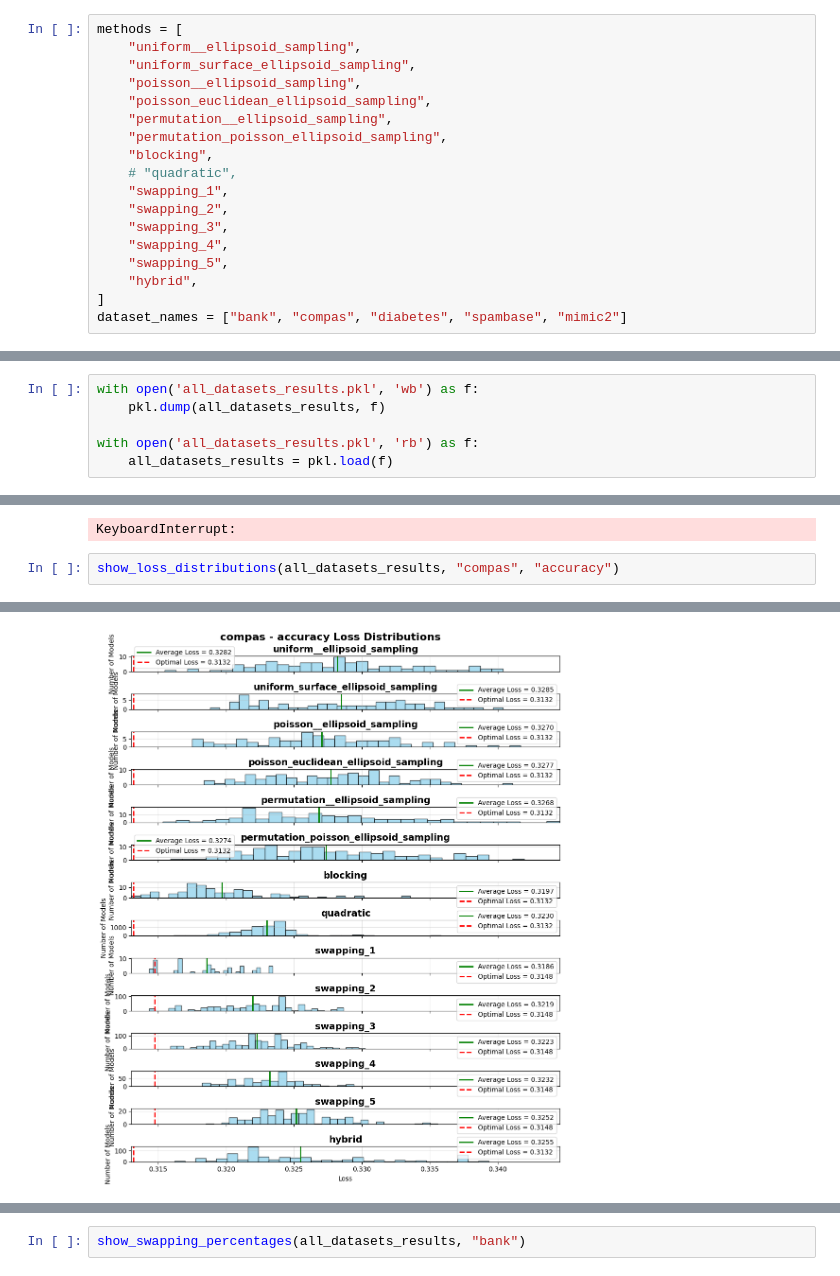
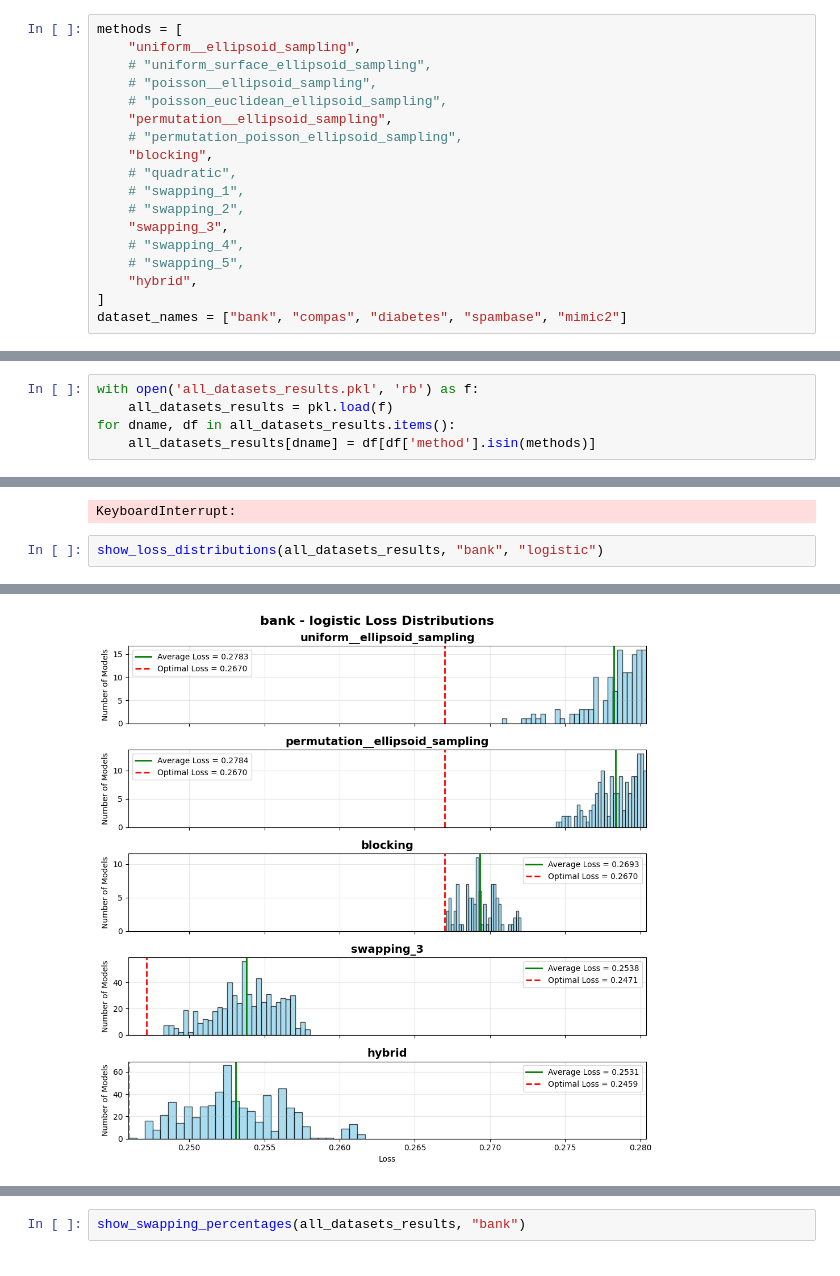
Before and after one commit to chrisli36/gam-rashoman-set, a Jupyter notebook: method_scripts/method_evaluation.ipynb, the cells around one changed output, grey strips where cells are left out. Cells and saved outputs as stored; diff of their text form.

```diff
--- a/method_scripts/method_evaluation.ipynb
+++ b/method_scripts/method_evaluation.ipynb
@@ -112,18 +20,18 @@ def populate_all_datasets_results(all_datasets_results, limit=25, n_samples=500)
 # %%
 methods = [
     "uniform__ellipsoid_sampling",
-    "uniform_surface_ellipsoid_sampling",
-    "poisson__ellipsoid_sampling",
-    "poisson_euclidean_ellipsoid_sampling",
+    # "uniform_surface_ellipsoid_sampling",
+    # "poisson__ellipsoid_sampling",
+    # "poisson_euclidean_ellipsoid_sampling",
     "permutation__ellipsoid_sampling",
-    "permutation_poisson_ellipsoid_sampling",
+    # "permutation_poisson_ellipsoid_sampling",
     "blocking",
     # "quadratic",
-    "swapping_1",
-    "swapping_2",
+    # "swapping_1",
+    # "swapping_2",
     "swapping_3",
-    "swapping_4",
-    "swapping_5",
+    # "swapping_4",
+    # "swapping_5",
     "hybrid",
 ]
 dataset_names = ["bank", "compas", "diabetes", "spambase", "mimic2"]
@@ -154,9 +165,8 @@ bank
 # %%
-with open('all_datasets_results.pkl', 'wb') as f:
-    pkl.dump(all_datasets_results, f)
-
 with open('all_datasets_results.pkl', 'rb') as f:
     all_datasets_results = pkl.load(f)
+for dname, df in all_datasets_results.items():
+    all_datasets_results[dname] = df[df['method'].isin(methods)]
 # %%
 def show_loss_distributions(all_datasets_results, dname, loss_type):
     df = all_datasets_results[dname]
@@ -323,5 +278,5 @@ for dataset, df in all_datasets_results.items():
 25
 KeyboardInterrupt:
 # %%
-show_loss_distributions(all_datasets_results, "compas", "accuracy")
+show_loss_distributions(all_datasets_results, "bank", "logistic")
 # %% [output]
@@ -342,4 +283,4 @@ METHOD: hybrid
-[figure, old version]
+[figure, new version]
 # %%
 _ = ['accuracy', 'logistic', 'hamming', 'iou', 'euclidean', 'cosine']
 show_bar_plot(all_datasets_results, "cosine", methods)
```
Also changed, not shown: parts of 14 cells of this notebook, 6 other files.
